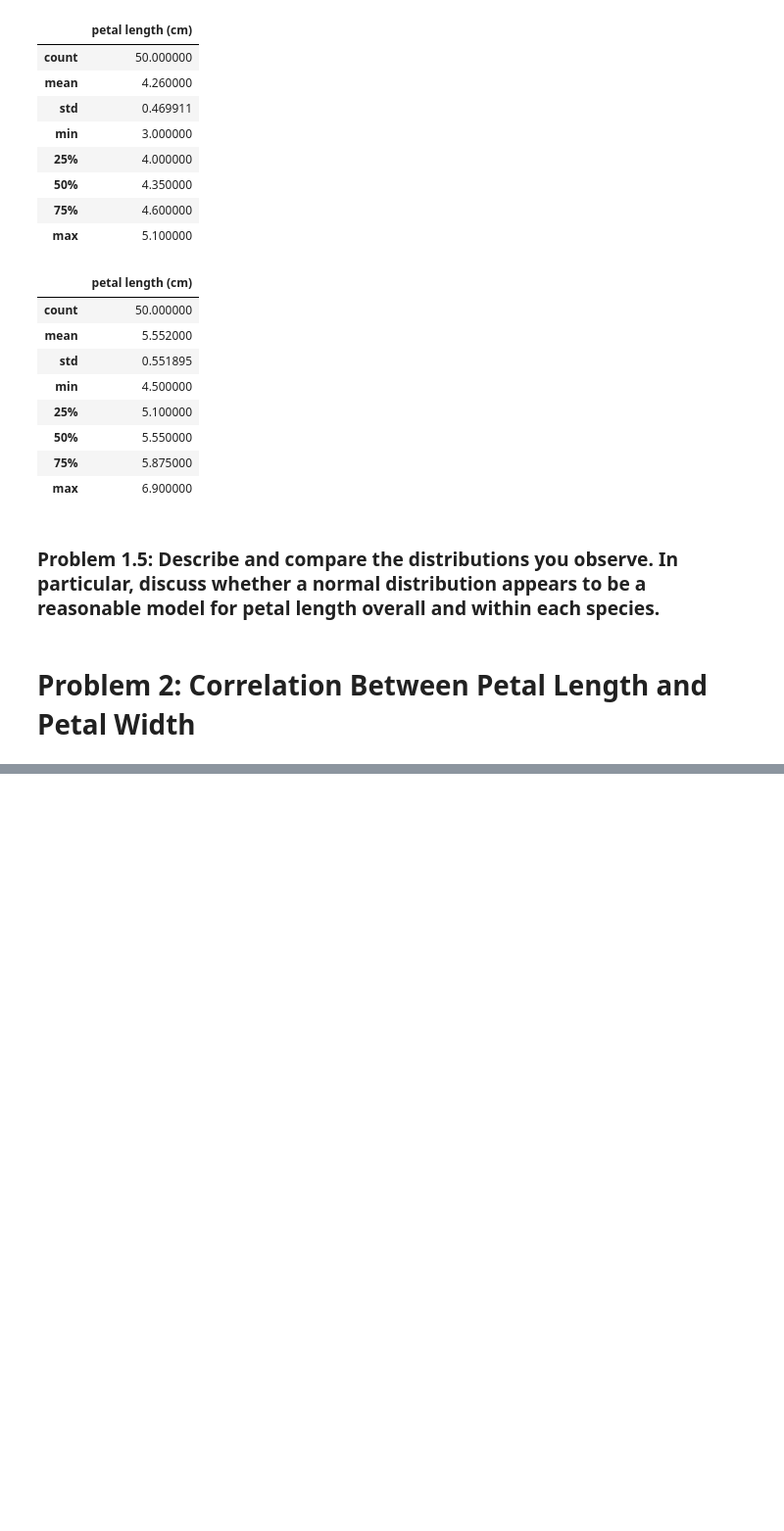
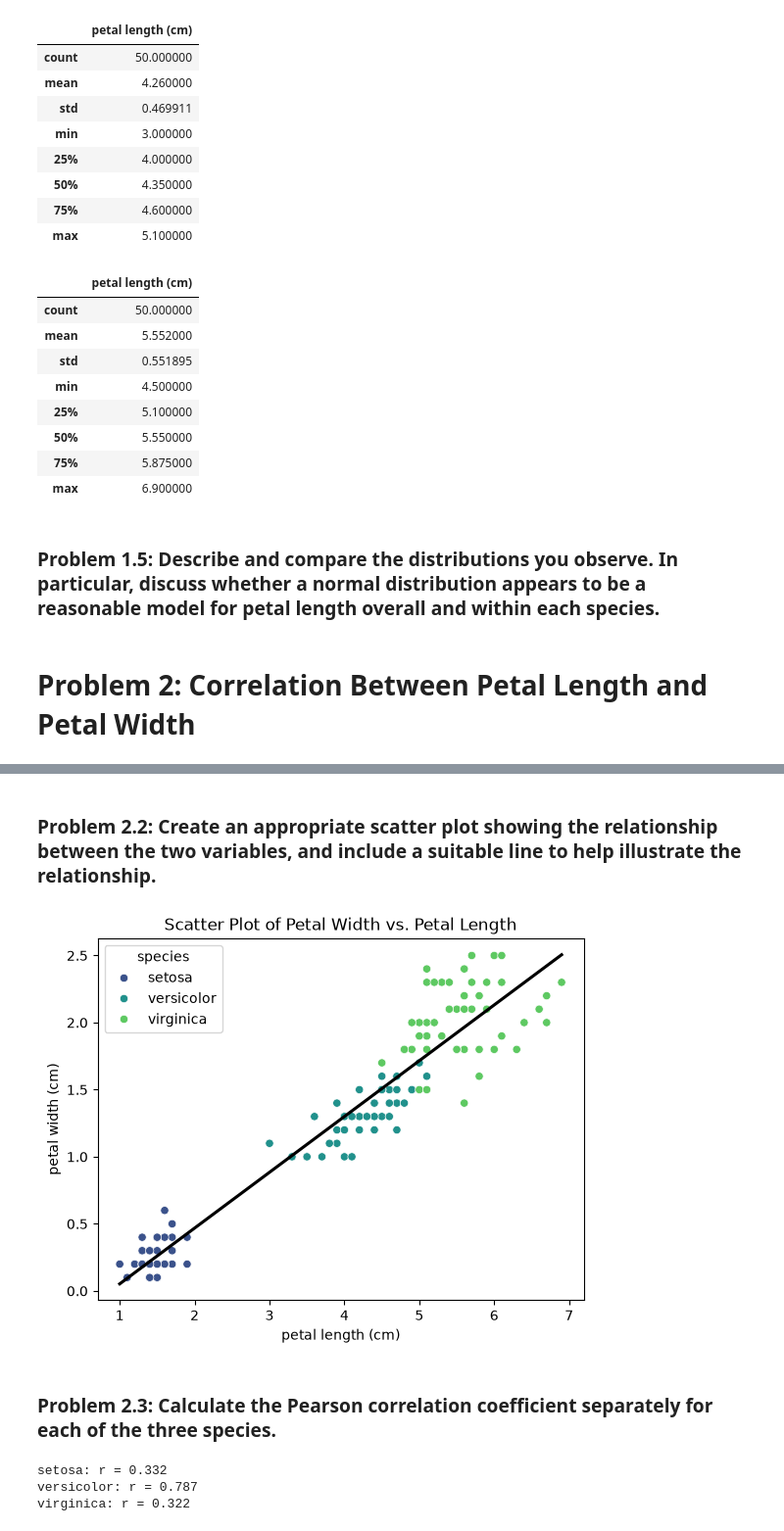
Before and after one commit to EmmaChubbCode/Applied_statistics, a Jupyter notebook: problems.ipynb, the cells around one changed output, grey strips where cells are left out. Shown at 98% size. Drawn from its saved outputs; the diff is of its cells as text; code cells hidden in the pictures; blank space fills up the shorter version.

```diff
--- a/problems.ipynb
+++ b/problems.ipynb
@@ -201,0 +208,29 @@ petal_df.corr()
+# %% [markdown]
+### Problem 2.2: Create an appropriate scatter plot showing the relationship between the two variables, and include a suitable line to help illustrate the relationship.
+# %%
+#  create figure and axis to plot onto
+# following stucture of code in principles of data analytics lecture and  here: https://matplotlib.org/stable/api/_as_gen/matplotlib.pyplot.scatter.html
+fig, ax = plt.subplots()
+
+# basic code followed here: https://seaborn.pydata.org/generated/seaborn.scatterplot.html and https://www.geeksforgeeks.org/plotting-graph-for-iris-dataset-using-seaborn-and-matplotlib/
+# Hue is a grouping variable that will produce points with different colors. Can be either categorical or numeric
+# palette is like colour map in matplot so i checked here to make a choice: http://matplotlib.org/stable/users/explain/colors/colormaps.html
+
+sns.scatterplot(data=iris_df, x='petal length (cm)', y='petal width (cm)',hue='species', palette='viridis')
+
+# add a single trend line fitted to all 150 flowers https://seaborn.pydata.org/generated/seaborn.regplot.html
+sns.regplot(data=iris_df, x='petal length (cm)', y='petal width (cm)', scatter=False, ci=None, color='black')
+
+# create some labels for the axes
+ax.set_xlabel('petal length (cm)')
+ax.set_ylabel('petal width (cm)')
+
+#add title to chart
+plt.title('Scatter Plot of Petal Width vs. Petal Length')
+
+#show the plt
+plt.show()
+# %% [output]
+[figure, added]
+# %% [markdown]
+### Problem 2.3: Calculate the Pearson correlation coefficient separately for each of the three species.
@@ -201,0 +247,9 @@ petal_df.corr()
+# %%
+# use formated printing to output pearson corr.
+print(f"setosa: r = {r_setosa:.3f}")
+print(f"versicolor: r = {r_versicolor:.3f}")
+print(f"virginica: r = {r_virginica:.3f}")
+# %% [output]
+setosa: r = 0.332
+versicolor: r = 0.787
+virginica: r = 0.322
```
Also changed, not shown: parts of 3 cells of this notebook.
